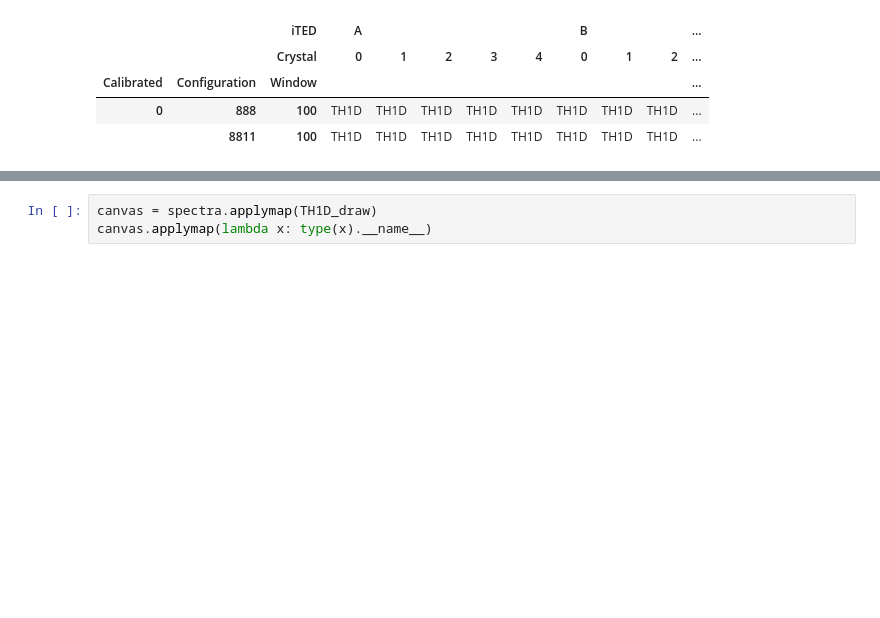
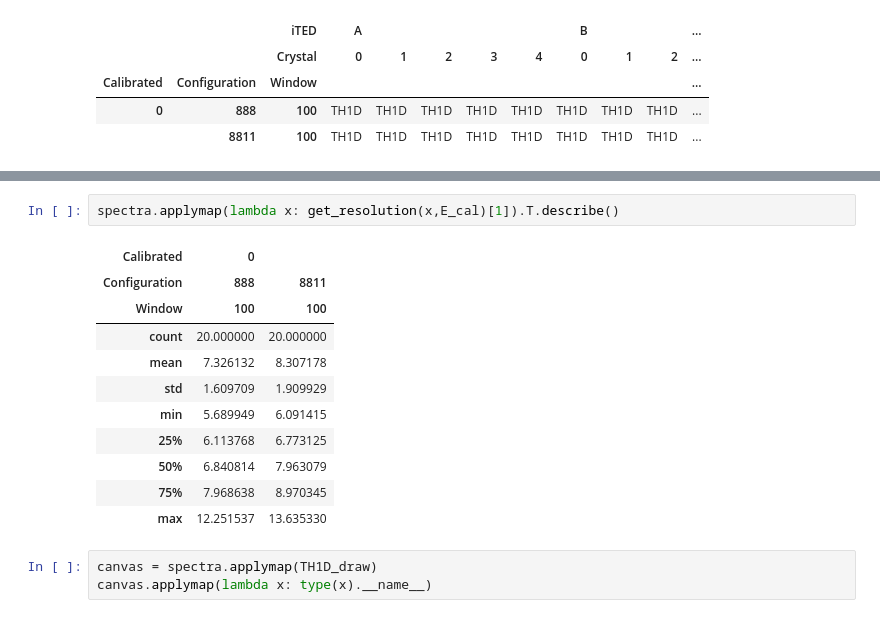
Before and after one commit to BGameiro2000/nucphys-thesis, a Jupyter notebook: code/analysis/PyROOT_resolution_Cs137.ipynb, the cells around one changed output, grey strips where cells are left out. Saved outputs shown, nothing was run; the diff lists cells and outputs as text; blank space fills up the shorter version.

```diff
--- a/code/analysis/PyROOT_resolution_Cs137.ipynb
+++ b/code/analysis/PyROOT_resolution_Cs137.ipynb
@@ -190,4 +243,18 @@ resolution.T.describe()
 Info in <TCanvas::MakeDefCanvas>:  created default TCanvas with name c1
+# %%
+spectra.applymap(lambda x: get_resolution(x,E_cal)[1]).T.describe()
+# %% [output]
+| Calibrated | 0 |  |
+| Configuration | 888 | 8811 |
+| Window | 100 | 100 |
+| count | 20.000000 | 20.000000 |
+| mean | 7.326132 | 8.307178 |
+| std | 1.609709 | 1.909929 |
+| min | 5.689949 | 6.091415 |
+| 25% | 6.113768 | 6.773125 |
+| 50% | 6.840814 | 7.963079 |
+| 75% | 7.968638 | 8.970345 |
+| max | 12.251537 | 13.635330 |
 # %%
 canvas = spectra.applymap(TH1D_draw)
 canvas.applymap(lambda x: type(x).__name__)
```
Also changed, not shown: parts of 4 cells of this notebook.
